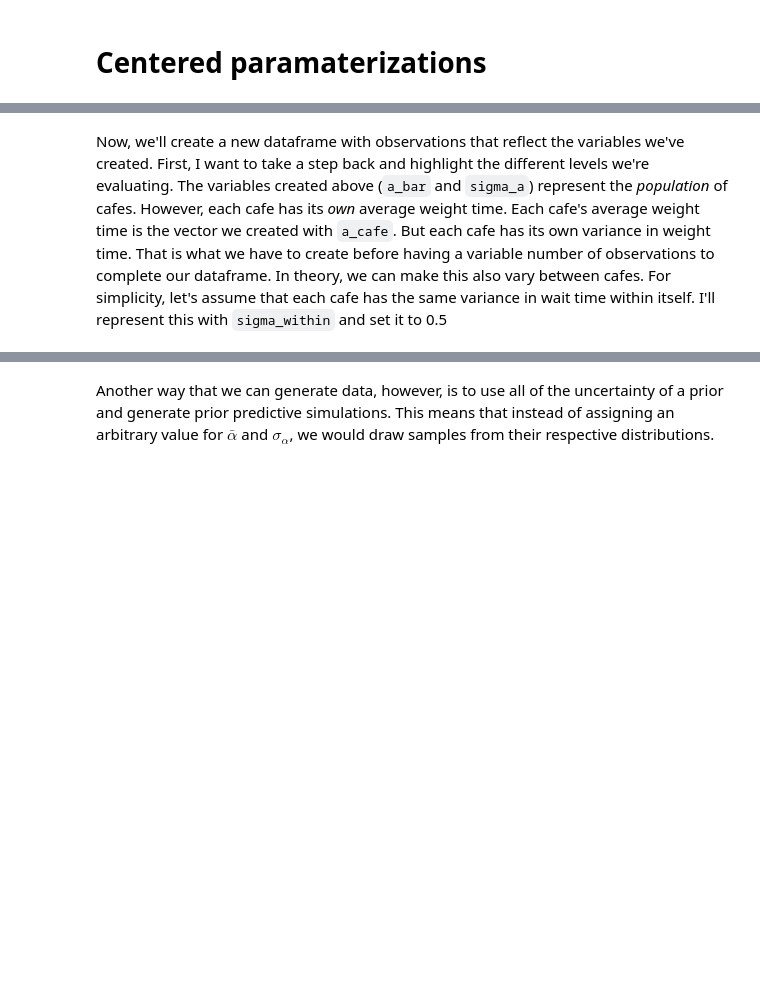
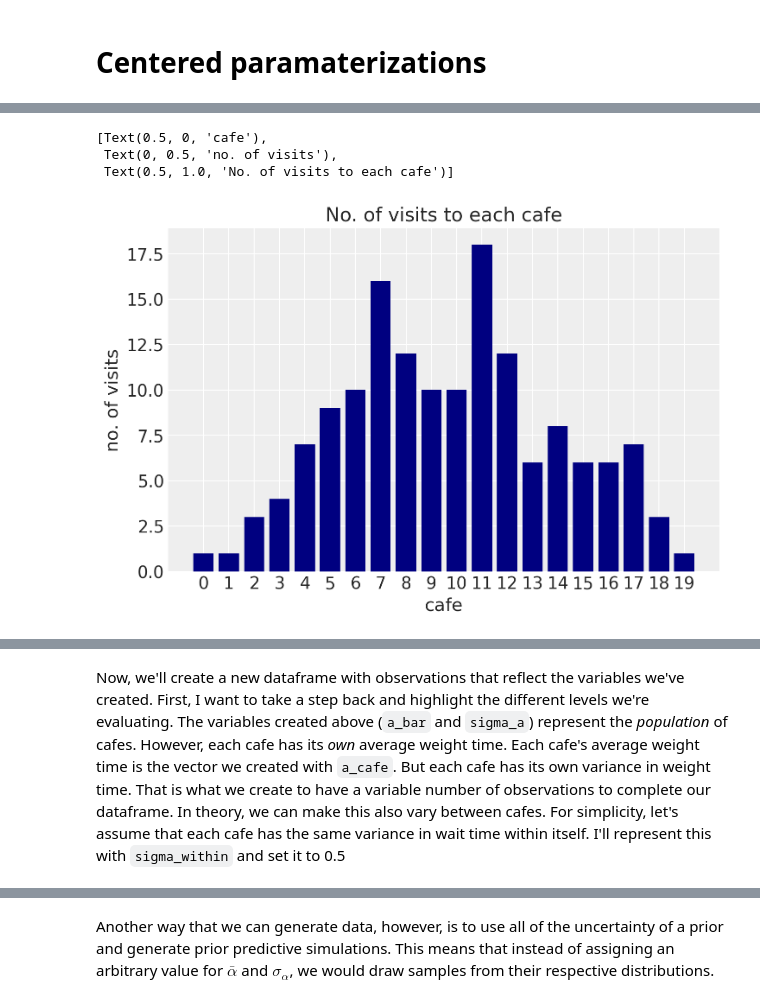
Before and after one commit to benslack19/stats_rethinking, a Jupyter notebook: blog_entries/stats_rethinking_varying_effects_and_LKJcorr_v1.ipynb, the cells around one changed output, grey strips where cells are left out. Saved outputs shown, nothing was run; the diff lists cells and outputs as text; code cells hidden in the pictures; blank space fills up the shorter version.

```diff
--- a/blog_entries/stats_rethinking_varying_effects_and_LKJcorr_v1.ipynb
+++ b/blog_entries/stats_rethinking_varying_effects_and_LKJcorr_v1.ipynb
@@ -128,0 +110,14 @@ dtype: int64
+# %%
+n_visits_total = 150
+n_visits2cafe = pd.Series(stats.betabinom(n=19, a=3, b=3).rvs(size=n_visits_total, random_state=2)).value_counts().sort_index()
+
+f, ax0 = plt.subplots()
+ax0.bar(n_visits2cafe.index, n_visits2cafe, color='navy')
+ax0.set_xticks(n_visits2cafe.index)
+ax0.set_xticklabels(n_visits2cafe.index)
+ax0.set(xlabel='cafe', ylabel='no. of visits', title='No. of visits to each cafe')
+# %% [output]
+[Text(0.5, 0, 'cafe'),
+ Text(0, 0.5, 'no. of visits'),
+ Text(0.5, 1.0, 'No. of visits to each cafe')]
+[figure, added]
@@ -129,2 +125,2 @@ dtype: int64
 # %% [markdown]
-Now, we'll create a new dataframe with observations that reflect the variables we've created. First, I want to take a step back and highlight the different levels we're evaluating. The variables created above (`a_bar` and `sigma_a`) represent the *population* of cafes. However, each cafe has its *own* average weight time. Each cafe's average weight time is the vector we created with `a_cafe`. But each cafe has its own variance in weight time. That is what we have to create before having a variable number of observations to complete our dataframe. In theory, we can make this also vary between cafes. For simplicity, let's assume that each cafe has the same variance in wait time within itself. I'll represent this with `sigma_within` and set it to 0.5
+Now, we'll create a new dataframe with observations that reflect the variables we've created. First, I want to take a step back and highlight the different levels we're evaluating. The variables created above (`a_bar` and `sigma_a`) represent the *population* of cafes. However, each cafe has its *own* average weight time. Each cafe's average weight time is the vector we created with `a_cafe`. But each cafe has its own variance in weight time. That is what we create to have a variable number of observations to complete our dataframe. In theory, we can make this also vary between cafes. For simplicity, let's assume that each cafe has the same variance in wait time within itself. I'll represent this with `sigma_within` and set it to 0.5
```
Also changed, not shown: parts of 34 cells of this notebook, 3 other files.
